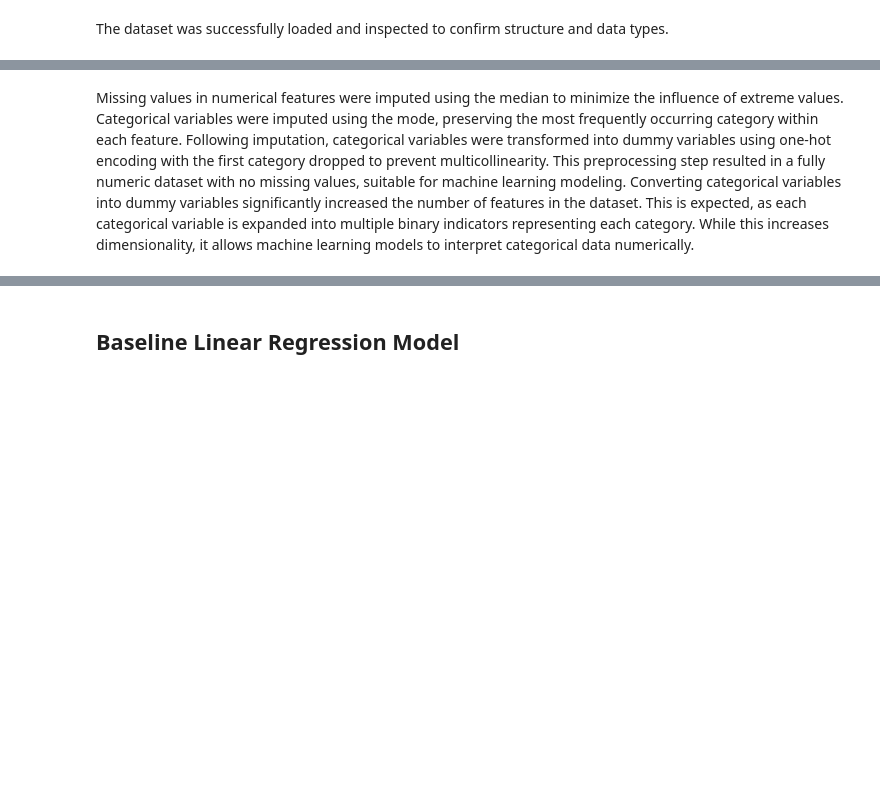
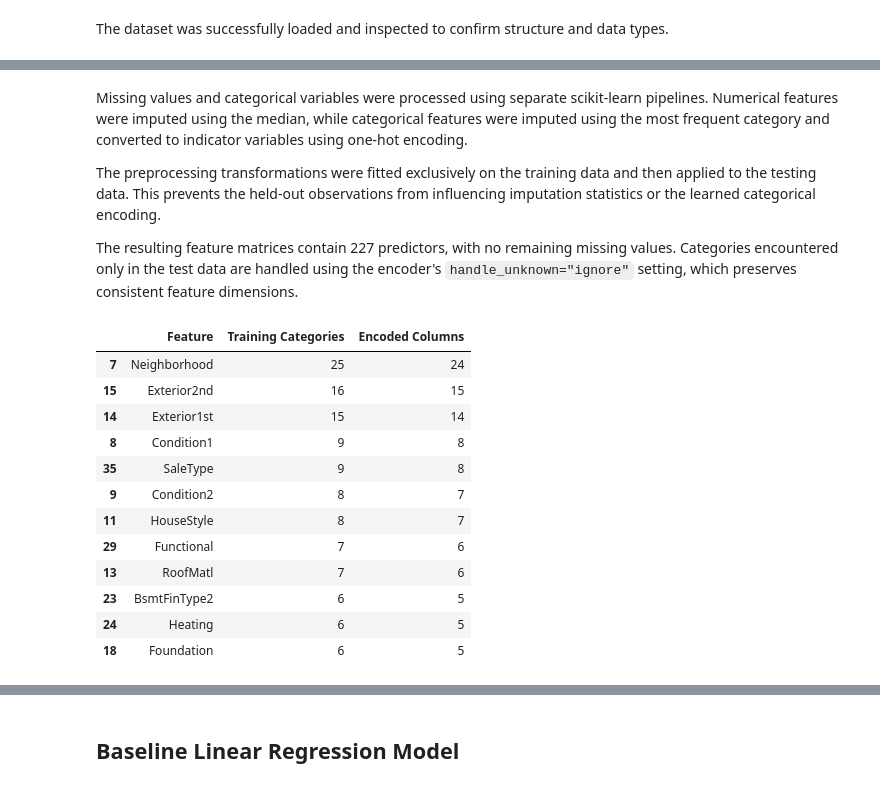
Before and after one commit to stephfn/housing-price-regression, a Jupyter notebook: housing_price_pca_regression.ipynb, the cells around one changed output, grey strips where cells are left out. Saved outputs shown, nothing was run; the diff lists cells and outputs as text; code cells hidden in the pictures; blank space fills up the shorter version.

```diff
--- a/housing_price_pca_regression.ipynb
+++ b/housing_price_pca_regression.ipynb
@@ -52,0 +57,20 @@ df.head()
+# %%
+
+from sklearn.model_selection import train_test_split
+
+# Separate predictors and target
+X = df.drop(columns=["Id", "SalePrice"])
+y = df["SalePrice"]
+
+# Split before fitting preprocessing transformations
+X_train_raw, X_test_raw, y_train, y_test = train_test_split(
+    X,
+    y,
+    test_size=0.20,
+    random_state=42
+)
+
+print("Training features:", X_train_raw.shape)
+print("Testing features:", X_test_raw.shape)
+print("Training targets:", y_train.shape)
+print("Testing targets:", y_test.shape)
@@ -108,19 +184,53 @@ Any nulls left? False
 # %% [markdown]
-Missing values in numerical features were imputed using the median to minimize the influence of extreme values. Categorical variables were imputed using the mode, preserving the most frequently occurring category within each feature. Following imputation, categorical variables were transformed into dummy variables using one-hot encoding with the first category dropped to prevent multicollinearity. This preprocessing step resulted in a fully numeric dataset with no missing values, suitable for machine learning modeling. Converting categorical variables into dummy variables significantly increased the number of features in the dataset. This is expected, as each categorical variable is expanded into multiple binary indicators representing each category. While this increases dimensionality, it allows machine learning models to interpret categorical data numerically.
+Missing values and categorical variables were processed using separate scikit-learn pipelines. Numerical features were imputed using the median, while categorical features were imputed using the most frequent category and converted to indicator variables using one-hot encoding.
+
+The preprocessing transformations were fitted exclusively on the training data and then applied to the testing data. This prevents the held-out observations from influencing imputation statistics or the learned categorical encoding.
+
+The resulting feature matrices contain 227 predictors, with no remaining missing values. Categories encountered only in the test data are handled using the encoder's `handle_unknown="ignore"` setting, which preserves consistent feature dimensions.
 # %%
-# Recreate dummy column counts
-dummy_cols = df.columns
 
-dummy_counts = {}
+# Examine categorical expansion learned from training data
 
-for col in cat_cols:
-    prefix = col + "_"
-    count = sum(dummy_cols.str.startswith(prefix))
-    dummy_counts[col] = count
+encoder = preprocessor.named_transformers_[
+    "categorical"
+].named_steps["encoder"]
 
-dummy_summary = pd.DataFrame.from_dict(
-    dummy_counts, orient='index', columns=['num_dummy_columns']
+category_counts = pd.DataFrame({
+    "Feature": cat_cols,
+    "Training Categories": [
+        len(categories)
+        for categories in encoder.categories_
+    ]
+})
+
+# Count the encoded columns generated for each feature
+encoded_names = encoder.get_feature_names_out(cat_cols)
+
+category_counts["Encoded Columns"] = [
+    sum(name.startswith(f"{col}_") for name in encoded_names)
+    for col in cat_cols
+]
+
+category_counts = category_counts.sort_values(
+    "Encoded Columns",
+    ascending=False
 )
+
+category_counts.head(12)
+# %% [output]
+|  | Feature | Training Categories | Encoded Columns |
+| 7 | Neighborhood | 25 | 24 |
+| 15 | Exterior2nd | 16 | 15 |
+| 14 | Exterior1st | 15 | 14 |
+| 8 | Condition1 | 9 | 8 |
+| 35 | SaleType | 9 | 8 |
+| 9 | Condition2 | 8 | 7 |
+| 11 | HouseStyle | 8 | 7 |
+| 29 | Functional | 7 | 6 |
+| 13 | RoofMatl | 7 | 6 |
+| 23 | BsmtFinType2 | 6 | 5 |
+| 24 | Heating | 6 | 5 |
+| 18 | Foundation | 6 | 5 |
 # %% [markdown]
 ### Dummy Variable Expansion Analysis
 
```
Also changed, not shown: parts of 25 cells of this notebook, 1 other file.
